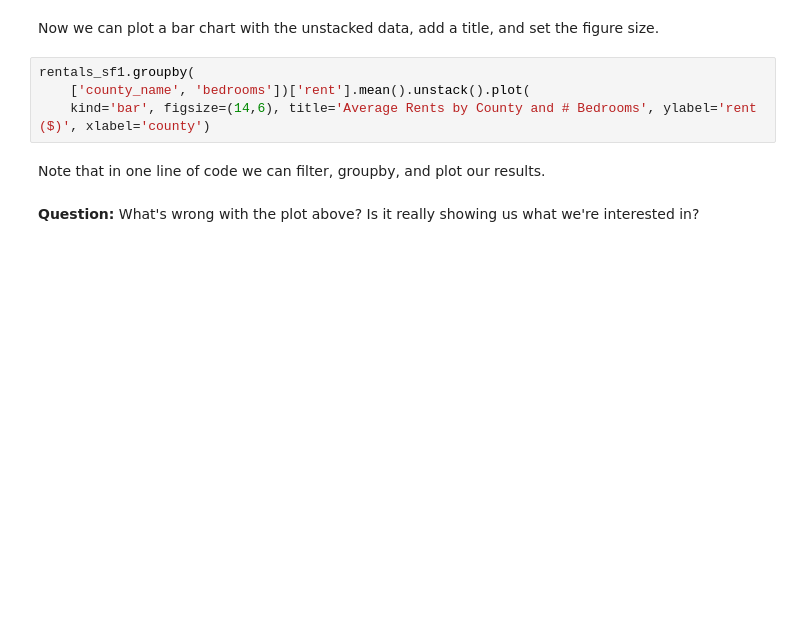
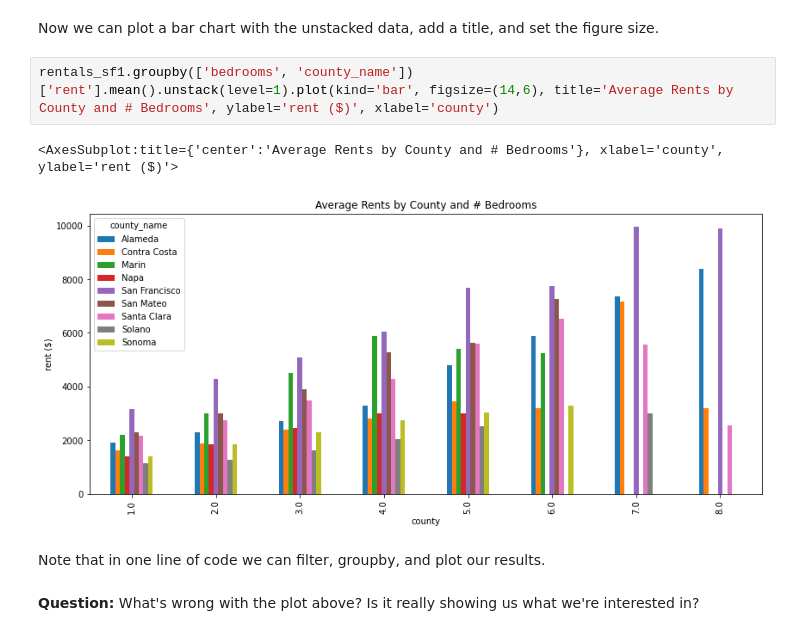
Before and after one commit to mxndrwgrdnr/UCB_CYPLAN255_2024, a Jupyter notebook: notebooks/lecture_09_data_analysis.ipynb, the cells around one changed output. Saved outputs shown, nothing was run; the diff lists cells and outputs as text; blank space fills up the shorter version.

```diff
--- a/notebooks/lecture_09_data_analysis.ipynb
+++ b/notebooks/lecture_09_data_analysis.ipynb
@@ -508,9 +686,10 @@ rentals_sf1.groupby(['county_name', 'bedrooms'])['rent'].mean().unstack()
 # %% [markdown]
 Now we can plot a bar chart with the unstacked data, add a title, and set the figure size.
 # %%
-rentals_sf1.groupby(
-    ['county_name', 'bedrooms'])['rent'].mean().unstack().plot(
-    kind='bar', figsize=(14,6), title='Average Rents by County and # Bedrooms', ylabel='rent ($)', xlabel='county')
+rentals_sf1.groupby(['bedrooms', 'county_name'])['rent'].mean().unstack(level=1).plot(kind='bar', figsize=(14,6), title='Average Rents by County and # Bedrooms', ylabel='rent ($)', xlabel='county')
+# %% [output]
+<AxesSubplot:title={'center':'Average Rents by County and # Bedrooms'}, xlabel='county', ylabel='rent ($)'>
+[figure, added]
 # %% [markdown]
 Note that in one line of code we can filter, groupby, and plot our results.
 # %% [markdown]
```
Also changed, not shown: parts of 48 cells of this notebook, 24 other files.
